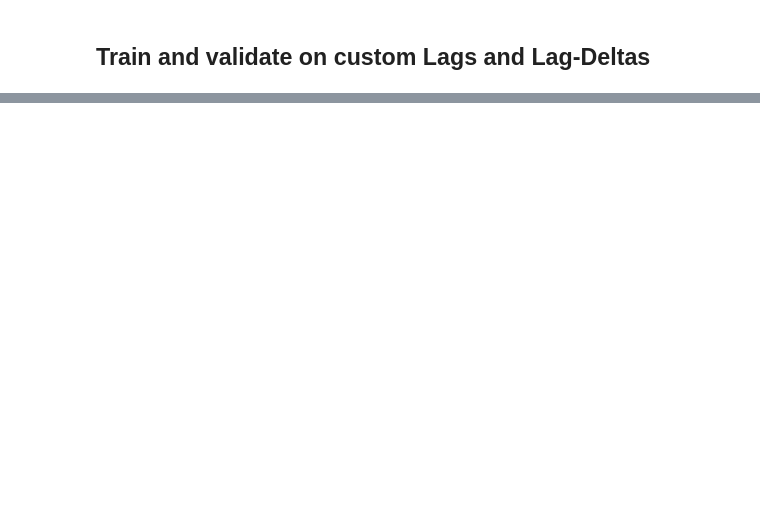
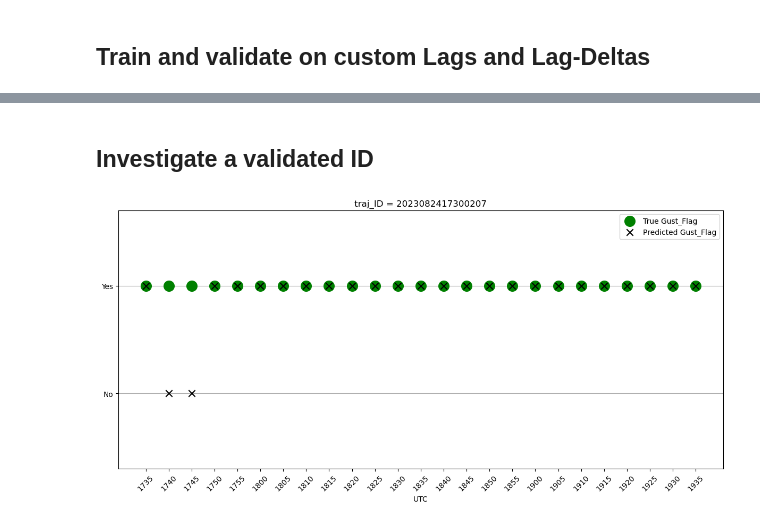
Before and after one commit to florianvalentinackermann/radar_windgusts, a Jupyter notebook: Machine_learning_intro.ipynb, the cells around one changed output, grey strips where cells are left out. Cells and saved outputs as stored; diff of their text form; code cells hidden in the pictures; blank space fills up the shorter version.

```diff
--- a/Machine_learning_intro.ipynb
+++ b/Machine_learning_intro.ipynb
@@ -536,0 +652,62 @@ Confusion Matrix:
+# %% [markdown]
+## Investigate a validated ID
+# %%
+# Plot for a single ID
+import matplotlib.pyplot as plt
+import pandas as pd
+
+
+manual_traj_ids = set(['2019061509450011.0','2021071217550028.0','2021071221500035.0','2021071305200023.0','2022063019350162','2023082417300207'])
+
+
+specified_traj_id = '2023082417300207'
+
+traj_data = val_df_events[val_df_events['traj_ID'] == specified_traj_id].copy()
+traj_data['Gust_Flag_pred'] = model.predict(traj_data[all_features])
+traj_data['Gust_Flag_num'] = traj_data['Gust_Flag'].map({'Yes': 1, 'No': 0})
+traj_data['Gust_Flag_pred_num'] = traj_data['Gust_Flag_pred'].map({'Yes': 1, 'No': 0})
+
+# Ensure yyyymmddHHMM is string for slicing
+traj_data['yyyymmddHHMM'] = traj_data['yyyymmddHHMM'].astype(str)
+# Convert to datetime for proportional spacing
+traj_data['timestamp'] = pd.to_datetime(traj_data['yyyymmddHHMM'], format='%Y%m%d%H%M')
+
+plt.figure(figsize=(12, 6))
+
+# Big green dots for true Gust_Flag
+plt.scatter(
+    traj_data['timestamp'],
+    traj_data['Gust_Flag_num'],
+    s=200,                # big size
+    color='green',
+    label='True Gust_Flag',
+    zorder=3
+)
+
+# Smaller black x for predicted Gust_Flag
+plt.scatter(
+    traj_data['timestamp'],
+    traj_data['Gust_Flag_pred_num'],
+    s=80,                 # smaller size
+    color='black',
+    marker='x',
+    label='Predicted Gust_Flag',
+    zorder=4
+)
+
+plt.xlabel('UTC')
+plt.ylim(-0.7, 1.7)
+plt.yticks([0, 1], ['No', 'Yes'])
+
+# Custom x-axis tick labels: show only last 4 digits (HHMM)
+tick_locs = traj_data['timestamp']
+tick_labels = traj_data['yyyymmddHHMM'].str[-4:]
+plt.xticks(tick_locs, tick_labels, rotation=45)
+
+plt.title(f'traj_ID = {specified_traj_id}')
+plt.legend()
+plt.grid(True, axis='y')
+plt.tight_layout()
+#plt.savefig(f'/users/fackerma/newproject1/figures/Model/{specified_traj_id}_1.png', bbox_inches='tight', dpi=300)
+# %% [output]
+[figure, added]
```
Also changed, not shown: parts of 12 cells of this notebook, 2 other files.
